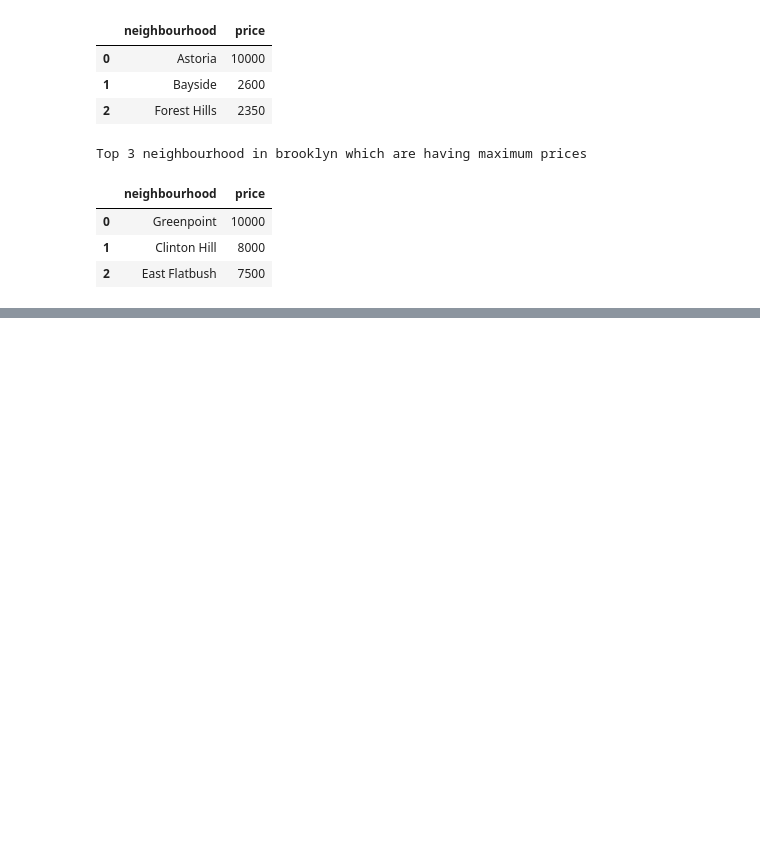
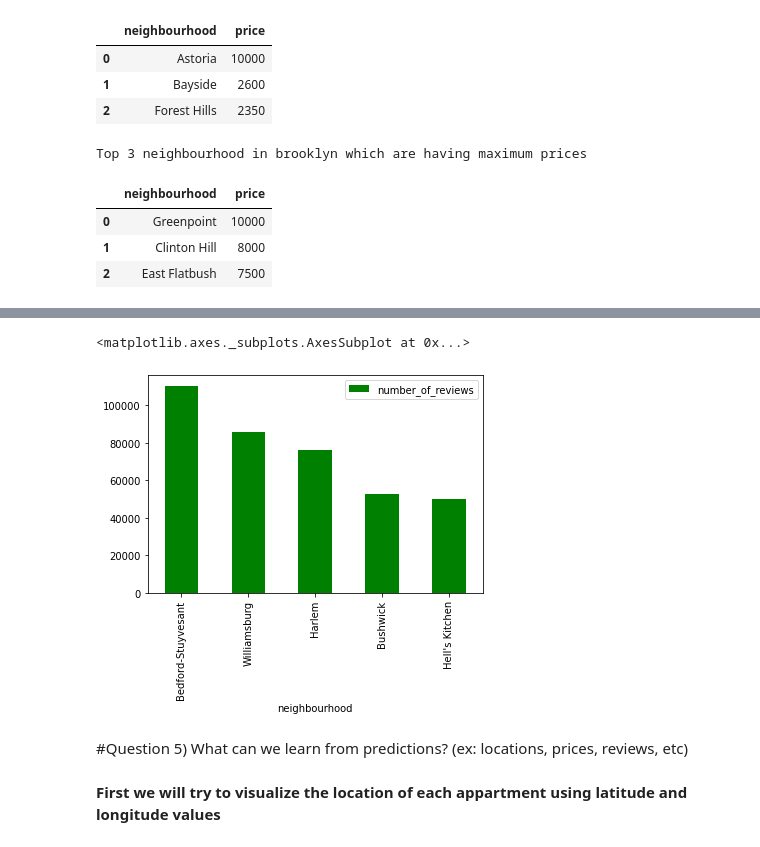
Before and after one commit to dil150898/Airbnb-EDA, a Jupyter notebook: Airbnb_Bookings_Analysis_Capstone_Project.ipynb, the cells around one changed output, grey strips where cells are left out. Drawn from its saved outputs; the diff is of its cells as text; code cells hidden in the pictures; blank space fills up the shorter version.

```diff
--- a/Airbnb_Bookings_Analysis_Capstone_Project.ipynb
+++ b/Airbnb_Bookings_Analysis_Capstone_Project.ipynb
@@ -466,0 +488,3 @@ Top 3 neighbourhood in brooklyn which are having maximum prices
+# %%
+highest_number_of_reviews = df.groupby(['neighbourhood'])['number_of_reviews'].sum().sort_values(ascending=False).reset_index().head(5)
+highest_number_of_reviews
@@ -466,0 +498,9 @@ Top 3 neighbourhood in brooklyn which are having maximum prices
+# %%
+highest_number_of_reviews.plot.bar(x='neighbourhood', color='green')
+# %% [output]
+<matplotlib.axes._subplots.AxesSubplot at 0x...>
+[figure, added]
+# %% [markdown]
+#Question 5) What can we learn from predictions? (ex: locations, prices, reviews, etc)
+# %% [markdown]
+**First we will try to visualize the location of each appartment using latitude and longitude values**
```
Also changed, not shown: parts of 19 cells of this notebook.
